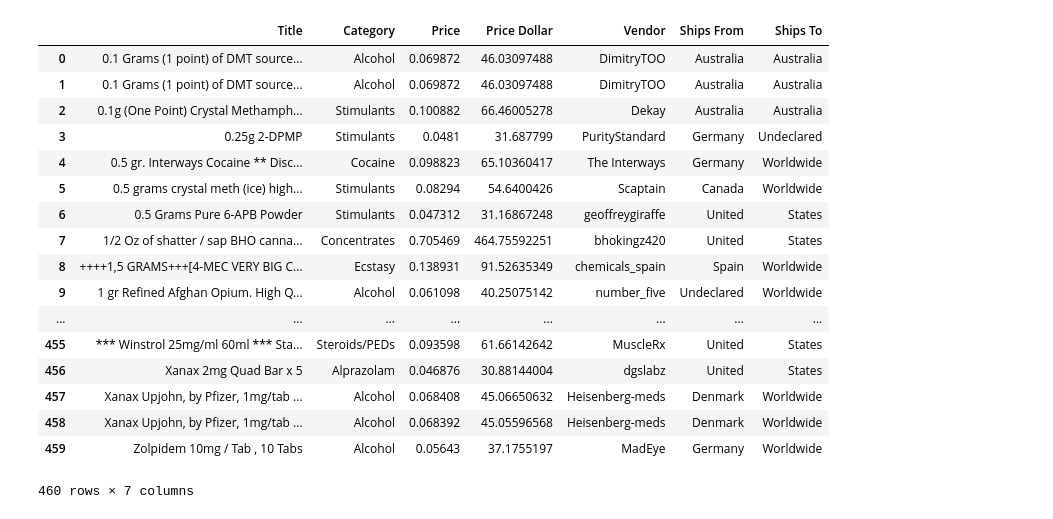
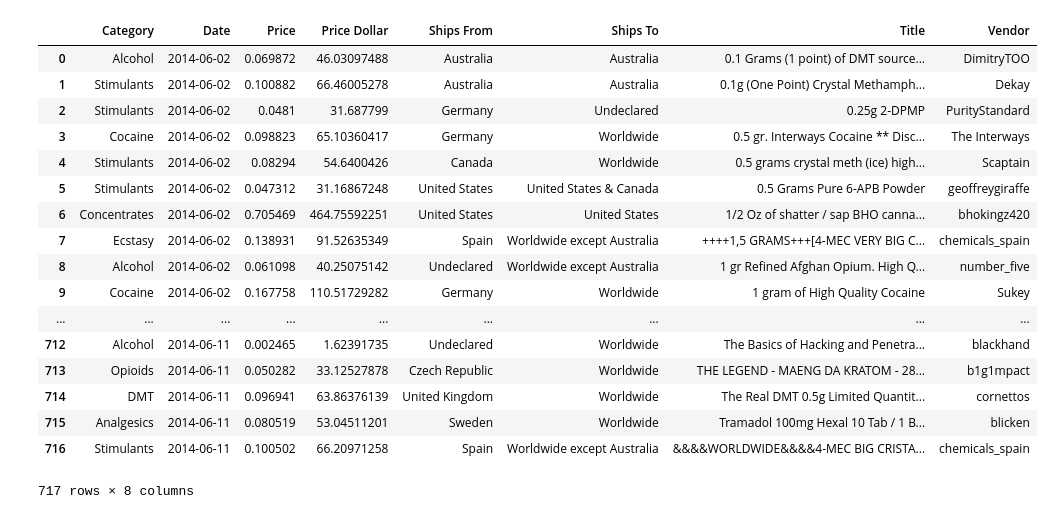
Before and after one commit to Marek-Sedlacek/W251---DarkNetWeb, a Jupyter notebook: Cleaning/Silk.Road.2.Cleaning.ipynb, the cells around one changed output. Saved outputs shown, nothing was run; the diff lists cells and outputs as text; code cells hidden in the pictures.

```diff
--- a/Cleaning/Silk.Road.2.Cleaning.ipynb
+++ b/Cleaning/Silk.Road.2.Cleaning.ipynb
@@ -11,8 +11,17 @@ import os
 wdir = "C:/Users/MarekSedlacek/Downloads/W251_Project/"
 # %%
 #os.chdir(wdir+"SilkRoad2/"+str(year)+"-"+str(month)+"-"+str(day)+"/products")
-os.chdir(wdir+"SilkRoad2/items")
+os.chdir(wdir+"SilkRoad2/2014-06-02/items")
 
 #Reads in the HTML file
-data = open("0-1g-one-point-crystal-methamphetamine-ice%3Fvendor_feedback_page=4.html",'r').read()
+data = open("0-5-grams-pure-6-apb-powder.html",'r').read()
 soup = BeautifulSoup(data)
+# %%
+os.chdir(wdir+"SilkRoad2")
+os.getcwd()
+#print next(os.walk(os.getcwd()))[1]
+for X in next(os.walk(os.getcwd()))[1]:
+    os.chdir(os.getcwd()+"\\"+X+"\items")
+    print os.getcwd()
+    print X
+    os.chdir(wdir+"SilkRoad2")
@@ -32,5 +46,5 @@ S1 = body.find_all("p")
 if S1[0].get_text()=="":
     S1 = S1[1].get_text().replace("ships from: ","").replace("ships to: ","")
 else: S1 = S1[0].get_text().replace("ships from: ","").replace("ships to: ","")
-Ship_From = S1.split()[0]
-Ship_To = S1.split()[1]
+Ship_From = S1.splitlines()[1]
+Ship_To = S1.splitlines()[2]
@@ -100,22 +132,23 @@ File yeah-we-ran-out-of-drugs-how-about-some-stickers-4-x3-warhol-snowden%3Fvend
 # %%
+df = df.drop_duplicates(subset=['Vendor',"Title","Date"],keep="first")
 df.index = range(df.shape[0])
 df
 # %% [output]
-|  | Title | Category | Price | Price Dollar | Vendor | Ships From | Ships To |
-| 0 | 0.1 Grams (1 point) of DMT source... | Alcohol | 0.069872 | 46.03097488 | DimitryTOO | Australia | Australia |
-| 1 | 0.1 Grams (1 point) of DMT source... | Alcohol | 0.069872 | 46.03097488 | DimitryTOO | Australia | Australia |
-| 2 | 0.1g (One Point) Crystal Methamph... | Stimulants | 0.100882 | 66.46005278 | Dekay | Australia | Australia |
-| 3 | 0.25g 2-DPMP | Stimulants | 0.0481 | 31.687799 | PurityStandard | Germany | Undeclared |
-| 4 | 0.5 gr. Interways Cocaine ** Disc... | Cocaine | 0.098823 | 65.10360417 | The Interways | Germany | Worldwide |
-| 5 | 0.5 grams crystal meth (ice) high... | Stimulants | 0.08294 | 54.6400426 | Scaptain | Canada | Worldwide |
-| 6 | 0.5 Grams Pure 6-APB Powder | Stimulants | 0.047312 | 31.16867248 | geoffreygiraffe | United | States |
-| 7 | 1/2 Oz of shatter / sap BHO canna... | Concentrates | 0.705469 | 464.75592251 | bhokingz420 | United | States |
-| 8 | ++++1,5 GRAMS+++[4-MEC VERY BIG C... | Ecstasy | 0.138931 | 91.52635349 | chemicals_spain | Spain | Worldwide |
-| 9 | 1 gr Refined Afghan Opium. High Q... | Alcohol | 0.061098 | 40.25075142 | number_five | Undeclared | Worldwide |
-| ... | ... | ... | ... | ... | ... | ... | ... |
-| 455 | *** Winstrol 25mg/ml 60ml *** Sta... | Steroids/PEDs | 0.093598 | 61.66142642 | MuscleRx | United | States |
-| 456 | Xanax 2mg Quad Bar x 5 | Alprazolam | 0.046876 | 30.88144004 | dgslabz | United | States |
-| 457 | Xanax Upjohn, by Pfizer, 1mg/tab ... | Alcohol | 0.068408 | 45.06650632 | Heisenberg-meds | Denmark | Worldwide |
-| 458 | Xanax Upjohn, by Pfizer, 1mg/tab ... | Alcohol | 0.068392 | 45.05596568 | Heisenberg-meds | Denmark | Worldwide |
-| 459 | Zolpidem 10mg / Tab , 10 Tabs | Alcohol | 0.05643 | 37.1755197 | MadEye | Germany | Worldwide |
+|  | Category | Date | Price | Price Dollar | Ships From | Ships To | Title | Vendor |
+| 0 | Alcohol | 2014-06-02 | 0.069872 | 46.03097488 | Australia | Australia | 0.1 Grams (1 point) of DMT source... | DimitryTOO |
+| 1 | Stimulants | 2014-06-02 | 0.100882 | 66.46005278 | Australia | Australia | 0.1g (One Point) Crystal Methamph... | Dekay |
+| 2 | Stimulants | 2014-06-02 | 0.0481 | 31.687799 | Germany | Undeclared | 0.25g 2-DPMP | PurityStandard |
+| 3 | Cocaine | 2014-06-02 | 0.098823 | 65.10360417 | Germany | Worldwide | 0.5 gr. Interways Cocaine ** Disc... | The Interways |
+| 4 | Stimulants | 2014-06-02 | 0.08294 | 54.6400426 | Canada | Worldwide | 0.5 grams crystal meth (ice) high... | Scaptain |
+| 5 | Stimulants | 2014-06-02 | 0.047312 | 31.16867248 | United States | United States & Canada | 0.5 Grams Pure 6-APB Powder | geoffreygiraffe |
+| 6 | Concentrates | 2014-06-02 | 0.705469 | 464.75592251 | United States | United States | 1/2 Oz of shatter / sap BHO canna... | bhokingz420 |
+| 7 | Ecstasy | 2014-06-02 | 0.138931 | 91.52635349 | Spain | Worldwide except Australia | ++++1,5 GRAMS+++[4-MEC VERY BIG C... | chemicals_spain |
+| 8 | Alcohol | 2014-06-02 | 0.061098 | 40.25075142 | Undeclared | Worldwide except Australia | 1 gr Refined Afghan Opium. High Q... | number_five |
+| 9 | Cocaine | 2014-06-02 | 0.167758 | 110.51729282 | Germany | Worldwide | 1 gram of High Quality Cocaine | Sukey |
+| ... | ... | ... | ... | ... | ... | ... | ... | ... |
+| 712 | Alcohol | 2014-06-11 | 0.002465 | 1.62391735 | Undeclared | Worldwide | The Basics of Hacking and Penetra... | blackhand |
+| 713 | Opioids | 2014-06-11 | 0.050282 | 33.12527878 | Czech Republic | Worldwide | THE LEGEND - MAENG DA KRATOM - 28... | b1g1mpact |
+| 714 | DMT | 2014-06-11 | 0.096941 | 63.86376139 | United Kingdom | Worldwide | The Real DMT 0.5g Limited Quantit... | cornettos |
+| 715 | Analgesics | 2014-06-11 | 0.080519 | 53.04511201 | Sweden | Worldwide | Tramadol 100mg Hexal 10 Tab / 1 B... | blicken |
+| 716 | Stimulants | 2014-06-11 | 0.100502 | 66.20971258 | Spain | Worldwide except Australia | &&&&WORLDWIDE&&&&4-MEC BIG CRISTA... | chemicals_spain |
-460 rows × 7 columns
+717 rows × 8 columns
```
Also changed, not shown: parts of 5 cells of this notebook.
